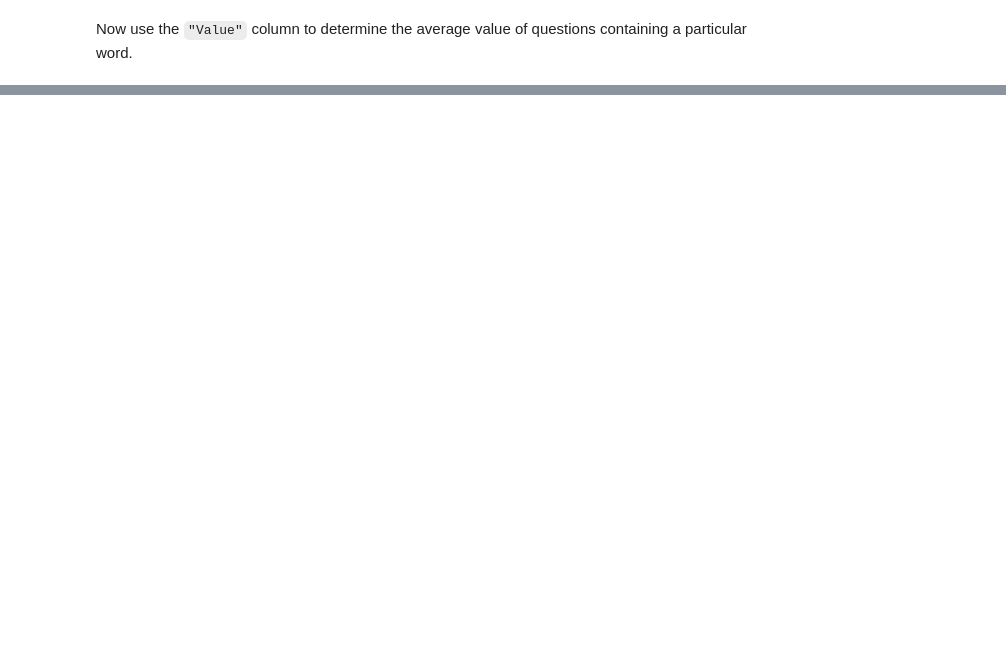
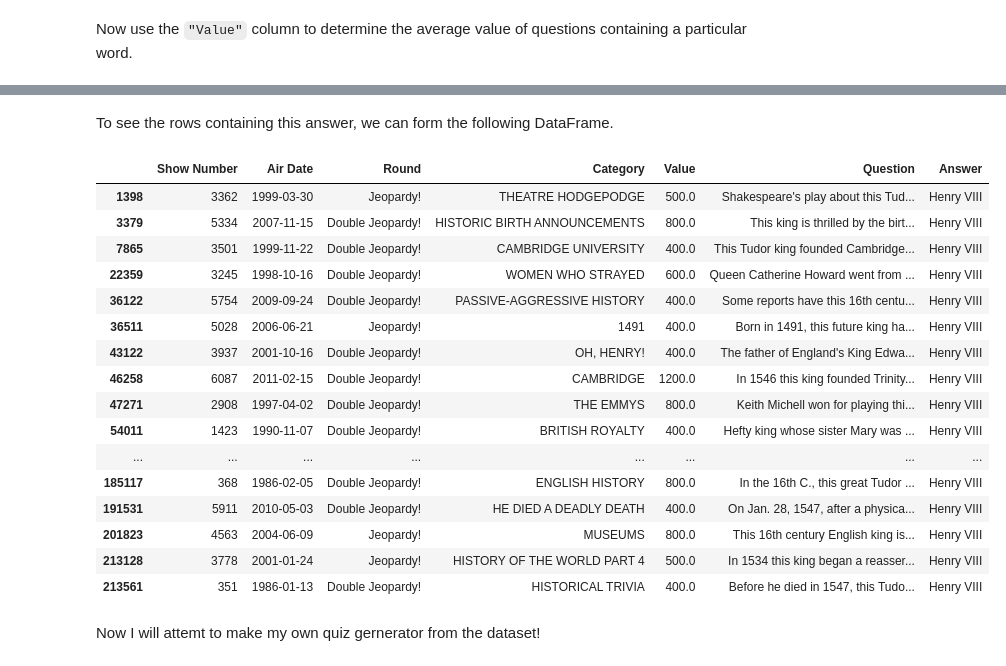
Before and after one commit to johnjkieffer/Jeopardy, a Jupyter notebook: Jeopardy.ipynb, the cells around one changed output, grey strips where cells are left out. Drawn from its saved outputs; the diff is of its cells as text; code cells hidden in the pictures; blank space fills up the shorter version.

```diff
--- a/Jeopardy.ipynb
+++ b/Jeopardy.ipynb
@@ -103,0 +138,24 @@ king_avg_value
+# %% [markdown]
+To see the rows containing this answer, we can form the following DataFrame.
+# %%
+king_questions[king_questions['Answer'] == 'Henry VIII']
+# %% [output]
+|  | Show Number | Air Date | Round | Category | Value | Question | Answer |
+| 1398 | 3362 | 1999-03-30 | Jeopardy! | THEATRE HODGEPODGE | 500.0 | Shakespeare's play about this Tud... | Henry VIII |
+| 3379 | 5334 | 2007-11-15 | Double Jeopardy! | HISTORIC BIRTH ANNOUNCEMENTS | 800.0 | This king is thrilled by the birt... | Henry VIII |
+| 7865 | 3501 | 1999-11-22 | Double Jeopardy! | CAMBRIDGE UNIVERSITY | 400.0 | This Tudor king founded Cambridge... | Henry VIII |
+| 22359 | 3245 | 1998-10-16 | Double Jeopardy! | WOMEN WHO STRAYED | 600.0 | Queen Catherine Howard went from ... | Henry VIII |
+| 36122 | 5754 | 2009-09-24 | Double Jeopardy! | PASSIVE-AGGRESSIVE HISTORY | 400.0 | Some reports have this 16th centu... | Henry VIII |
+| 36511 | 5028 | 2006-06-21 | Jeopardy! | 1491 | 400.0 | Born in 1491, this future king ha... | Henry VIII |
+| 43122 | 3937 | 2001-10-16 | Double Jeopardy! | OH, HENRY! | 400.0 | The father of England's King Edwa... | Henry VIII |
+| 46258 | 6087 | 2011-02-15 | Double Jeopardy! | CAMBRIDGE | 1200.0 | In 1546 this king founded Trinity... | Henry VIII |
+| 47271 | 2908 | 1997-04-02 | Double Jeopardy! | THE EMMYS | 800.0 | Keith Michell won for playing thi... | Henry VIII |
+| 54011 | 1423 | 1990-11-07 | Double Jeopardy! | BRITISH ROYALTY | 400.0 | Hefty king whose sister Mary was ... | Henry VIII |
+| ... | ... | ... | ... | ... | ... | ... | ... |
+| 185117 | 368 | 1986-02-05 | Double Jeopardy! | ENGLISH HISTORY | 800.0 | In the 16th C., this great Tudor ... | Henry VIII |
+| 191531 | 5911 | 2010-05-03 | Double Jeopardy! | HE DIED A DEADLY DEATH | 400.0 | On Jan. 28, 1547, after a physica... | Henry VIII |
+| 201823 | 4563 | 2004-06-09 | Jeopardy! | MUSEUMS | 800.0 | This 16th century English king is... | Henry VIII |
+| 213128 | 3778 | 2001-01-24 | Jeopardy! | HISTORY OF THE WORLD PART 4 | 500.0 | In 1534 this king began a reasser... | Henry VIII |
+| 213561 | 351 | 1986-01-13 | Double Jeopardy! | HISTORICAL TRIVIA | 400.0 | Before he died in 1547, this Tudo... | Henry VIII |
+# %% [markdown]
+Now I will attemt to make my own quiz gernerator from the dataset!
```
Also changed, not shown: parts of 6 cells of this notebook.
